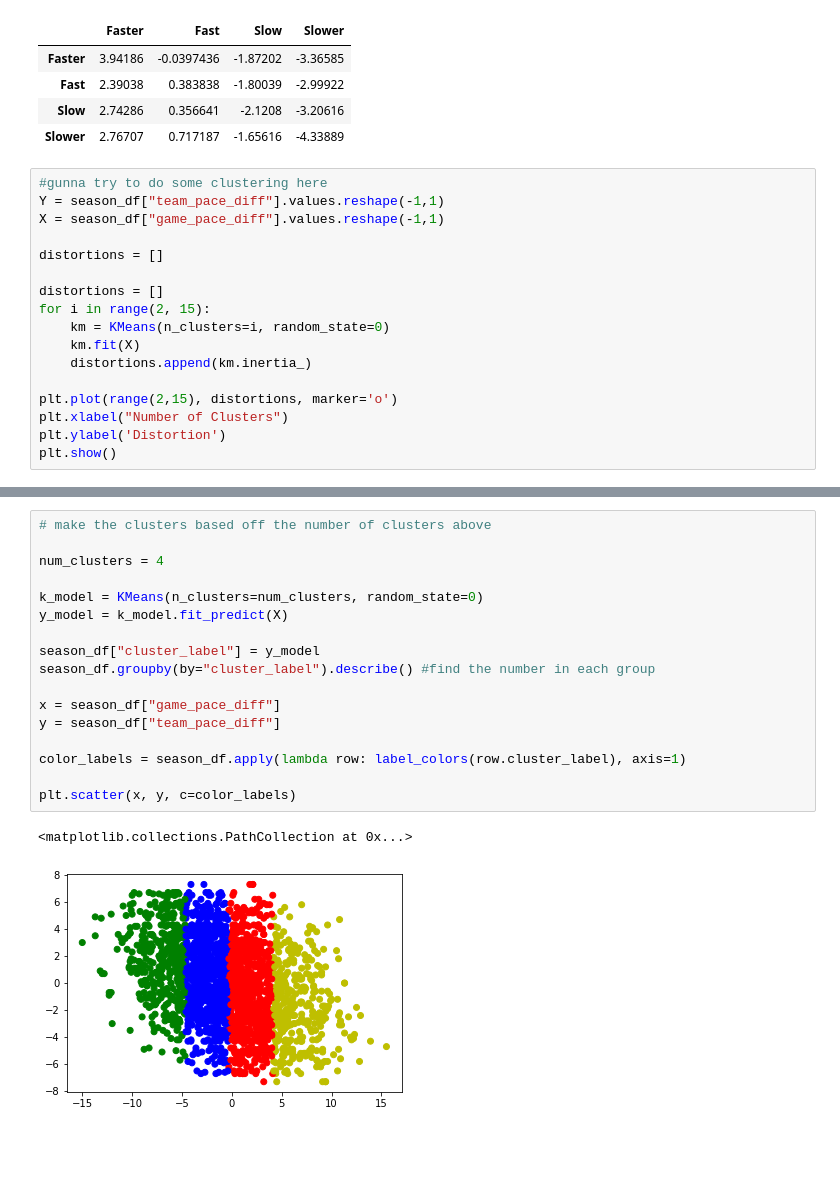
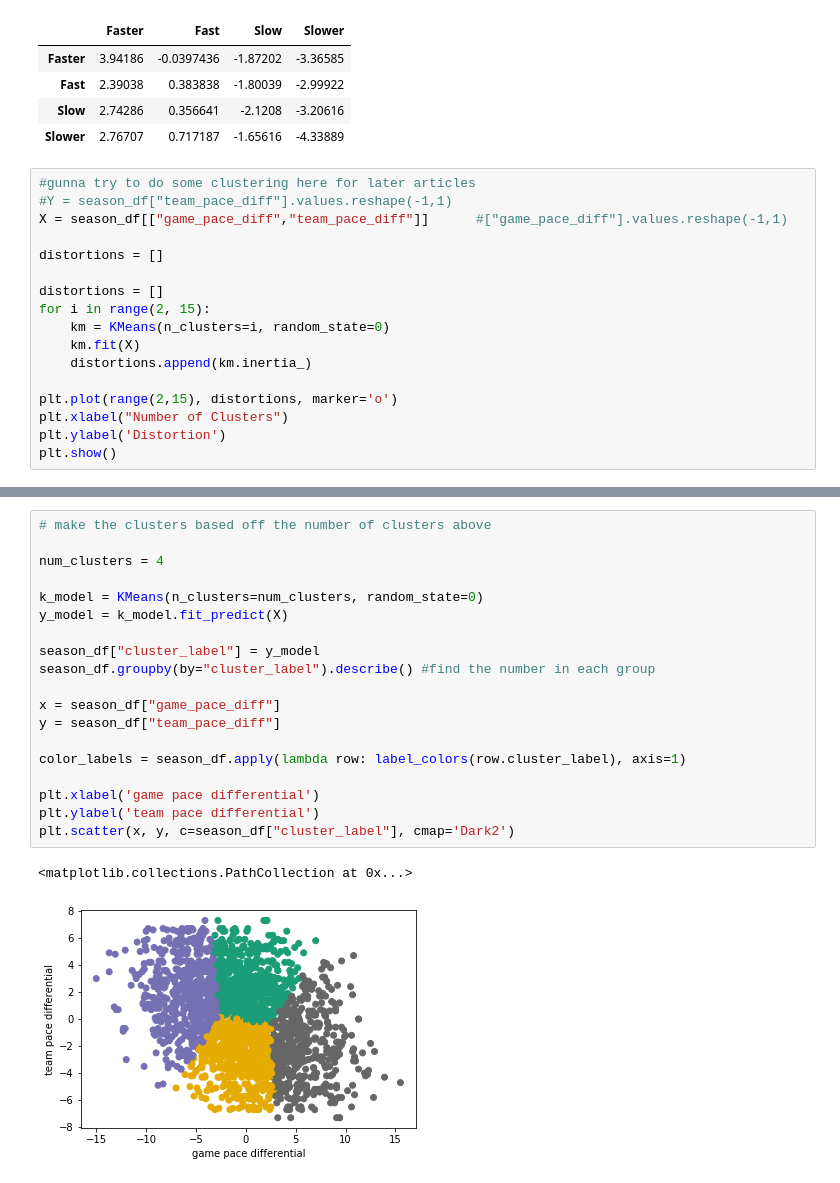
Before and after one commit to andystjean1/nba-pace-analysis, a Jupyter notebook: pace_analysis.ipynb, the cells around one changed output, grey strips where cells are left out. Drawn from its saved outputs; the diff is of its cells as text; blank space fills up the shorter version.

Commit message:
did some cleaning and re-clustering

```diff
--- a/pace_analysis.ipynb
+++ b/pace_analysis.ipynb
@@ -260,9 +249,9 @@ pace_diff_df.style.applymap(cell_color)
 | Slow | 2.74286 | 0.356641 | -2.1208 | -3.20616 |
 | Slower | 2.76707 | 0.717187 | -1.65616 | -4.33889 |
 # %%
-#gunna try to do some clustering here
-Y = season_df["team_pace_diff"].values.reshape(-1,1)
-X = season_df["game_pace_diff"].values.reshape(-1,1)
+#gunna try to do some clustering here for later articles
+#Y = season_df["team_pace_diff"].values.reshape(-1,1)
+X = season_df[["game_pace_diff","team_pace_diff"]]      #["game_pace_diff"].values.reshape(-1,1)
 
 distortions = []
 
@@ -281,20 +270,22 @@ plt.show()
 # %%
 # make the clusters based off the number of clusters above
 
 num_clusters = 4
 
 k_model = KMeans(n_clusters=num_clusters, random_state=0)
 y_model = k_model.fit_predict(X)
 
 season_df["cluster_label"] = y_model
 season_df.groupby(by="cluster_label").describe() #find the number in each group
 
 x = season_df["game_pace_diff"]
 y = season_df["team_pace_diff"]
 
 color_labels = season_df.apply(lambda row: label_colors(row.cluster_label), axis=1)
 
-plt.scatter(x, y, c=color_labels)
+plt.xlabel('game pace differential')
+plt.ylabel('team pace differential')
+plt.scatter(x, y, c=season_df["cluster_label"], cmap='Dark2')
 # %% [output]
 <matplotlib.collections.PathCollection at 0x...>
-[figure, old version]
+[figure, new version]
```
Also changed, not shown: parts of 6 cells of this notebook.
